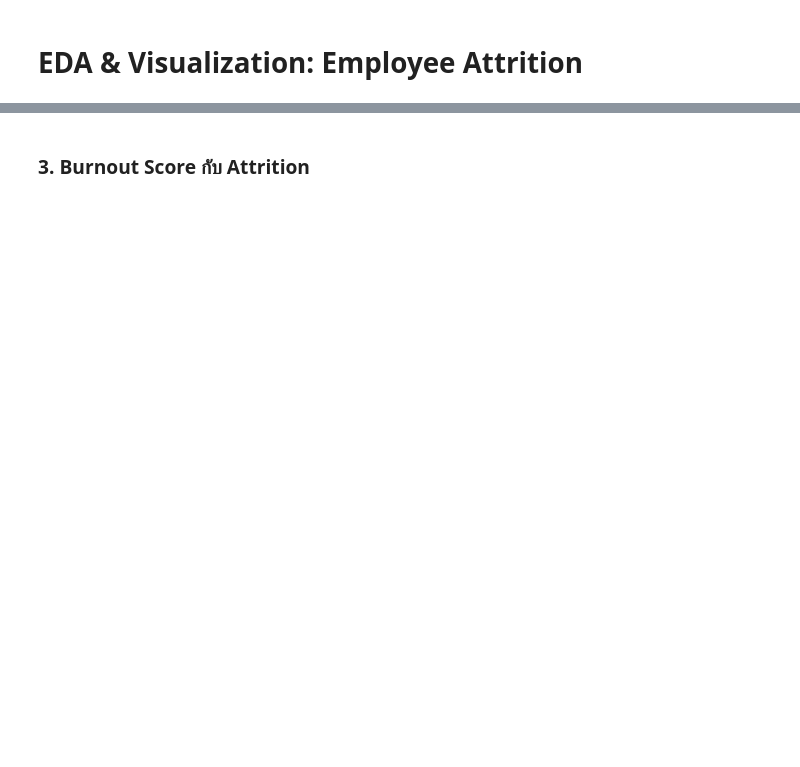
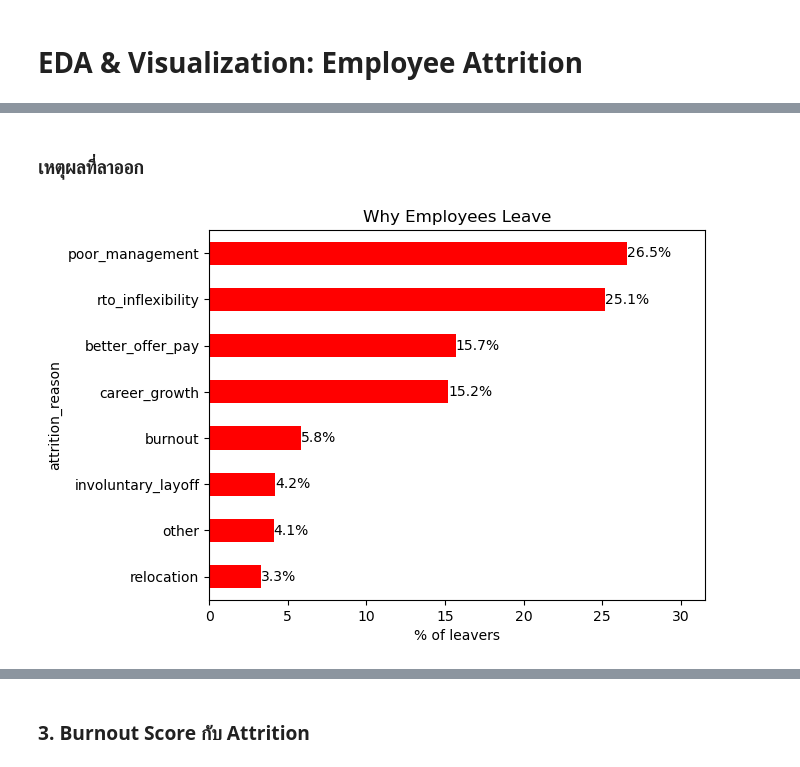
Before and after one commit to saeTneerG/Attrition-Model, a Jupyter notebook: Employee-Attrition-Prediction-main/notebooks/02_data_visualization.ipynb, the cells around one changed output, grey strips where cells are left out. Drawn from its saved outputs; the diff is of its cells as text; code cells hidden in the pictures; blank space fills up the shorter version.

```diff
--- a/Employee-Attrition-Prediction-main/notebooks/02_data_visualization.ipynb
+++ b/Employee-Attrition-Prediction-main/notebooks/02_data_visualization.ipynb
@@ -53,0 +132,14 @@ print(f"จำนวนพนักงานที่ลาออก {attr_count
+# %% [markdown]
+###  เหตุผลที่ลาออก
+# %%
+reason = df[df['attrition'] == 1]['attrition_reason'].value_counts(normalize=True) * 100
+ax = reason.sort_values().plot(kind='barh', color='r',)
+ax.bar_label(ax.containers[0]
+             , fmt='%.1f%%')
+ax.set_xlim(0, reason.max() + 5) # ตั้งขอบไม่ให้ทับตัวเลข
+plt.xlabel('% of leavers')
+plt.title('Why Employees Leave')
+plt.savefig("../visualizations/eda_plots/02_why_employees_leave.png", dpi=100, bbox_inches="tight")
+plt.show()
+# %% [output]
+[figure, added]
```
Also changed, not shown: parts of 76 cells of this notebook, 2 other files.
